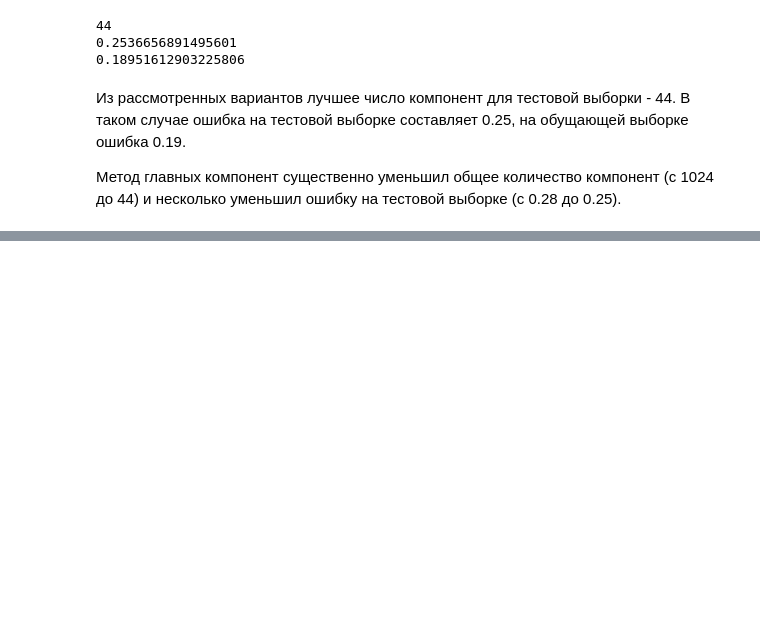
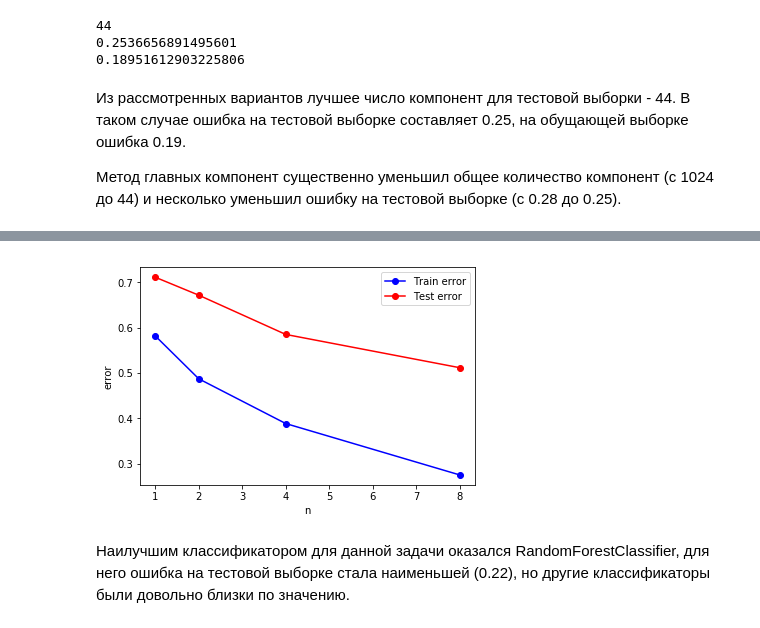
Before and after one commit to AleksandrPanov/character_recognition, a Jupyter notebook: hw.ipynb, the cells around one changed output, grey strips where cells are left out. Drawn from its saved outputs; the diff is of its cells as text; code cells hidden in the pictures; blank space fills up the shorter version.

```diff
--- a/hw.ipynb
+++ b/hw.ipynb
@@ -402,0 +653,11 @@ print(list_err_train[6])
+# %%
+plt.plot(n_trees_b, error['train'], '-ob', label="Train error")
+plt.plot(n_trees_b, error['test'], '-or', label="Test error")
+plt.xlabel('n')
+plt.ylabel('error')
+plt.legend()
+plt.show()
+# %% [output]
+[figure, added]
+# %% [markdown]
+Наилучшим классификатором для данной задачи оказался RandomForestClassifier, для него ошибка на тестовой выборке стала наименьшей (0.22), но другие классификаторы были довольно близки по значению.
```
Also changed, not shown: parts of 31 cells of this notebook.
